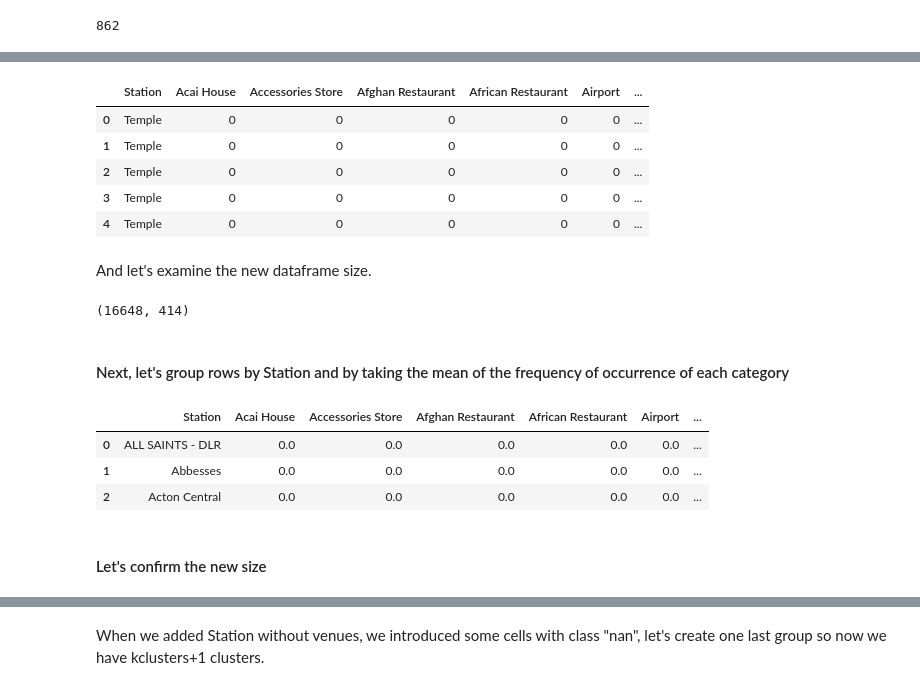
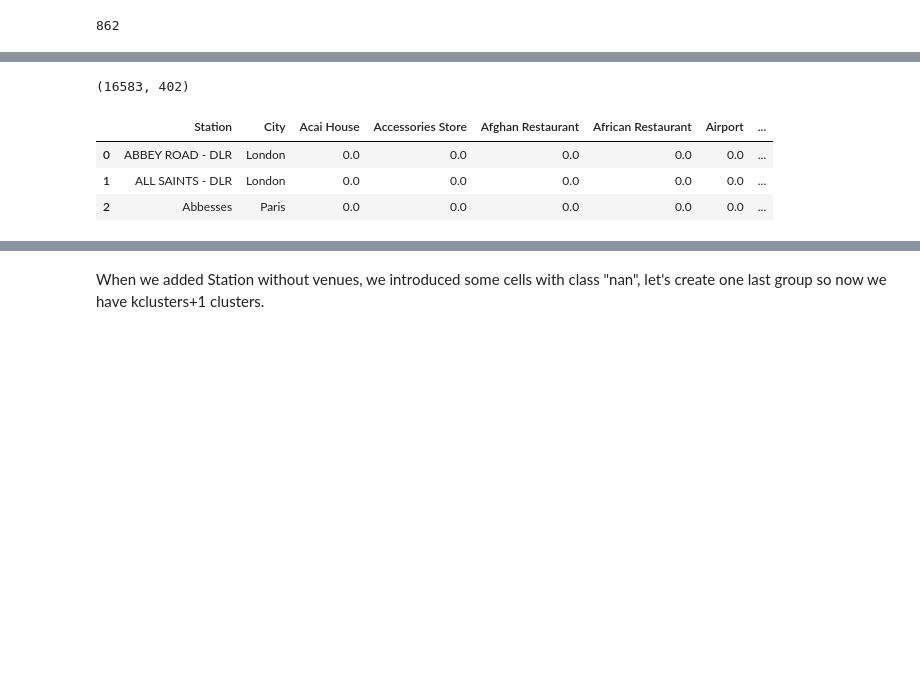
Before and after one commit to juliengirault52/Coursera_Capstone, a Jupyter notebook: capstone_project.ipynb, the cells around one changed output, grey strips where cells are left out. Drawn from its saved outputs; the diff is of its cells as text; code cells hidden in the pictures; blank space fills up the shorter version.

```diff
--- a/capstone_project.ipynb
+++ b/capstone_project.ipynb
@@ -186,4 +200 @@ if 'venues_list' not in globals():
-# %%
-venues_list=[]
-stations_done_list=[]
 # %%
@@ -292,3 +233,0 @@ savevenues=nearby_venues
-# %%
-pd.set_option('display.max_rows', 500)
-nearby_venues.groupby('Venue Category').count().sort_values("City").tail(50)
@@ -314,5 +242,6 @@ nearby_venues.groupby('Venue Category').count().sort_values("City").tail(50)
 # %%
-pd.set_option('display.max_rows', 500)
+
+pd.set_option('display.max_rows', 100)
 nearby_venues.loc[nearby_venues["Venue Category"]=="French Restaurant", "Venue Category"]="Restaurant"
 nearby_venues.loc[nearby_venues["Venue Category"]=="Brasserie", "Venue Category"]="Gastropub"
 nearby_venues.loc[nearby_venues["Venue Category"]=="Gym / Fitness Center", "Venue Category"]="Gym"
@@ -352,10 +281,7 @@ nearby_venues=nearby_venues[nearby_venues["Venue Category"]!="Platform"]
 nearby_venues=nearby_venues[nearby_venues["Venue Category"]!="Bus Stop"]
 
 
-
-
-
-nearby_venues.groupby(['Venue Category', 'City']).count().sort_values("Station", ascending=False).head(500)
+nearby_venues.groupby(['Venue Category', 'City']).count().sort_values("Station", ascending=False).head(100)
 #nearby_venues.groupby(['Venue Category', 'City']).count().sort_values("Station", ascending=False).to_csv("categories_to_merge")
 # %% [output]
 |  |  | Station | Station Latitude | Station Longitude | Venue | Venue Latitude | ... |
@@ -440,39 +332,27 @@ e.g. In the Station called "Alderwood, Long Branch" the 1st most common venue ca
 # %%
 pd.set_option('display.max_columns', None)
 pd.set_option('display.max_rows', None)
 
 # one hot encoding
 stations_onehot = pd.get_dummies(venues[['Venue Category']], prefix="", prefix_sep="")
 # add Station column back to dataframe
+stations_onehot['City'] = venues['City']
 stations_onehot['Station'] = venues['Station']
 
 # move Station column to the first column
 fixed_columns = [stations_onehot.columns[-1]] + list(stations_onehot.columns[:-1])
 stations_onehot = stations_onehot[fixed_columns]
+fixed_columns = [stations_onehot.columns[-1]] + list(stations_onehot.columns[:-1])
+stations_onehot = stations_onehot[fixed_columns]
 
-stations_onehot.head()
+#stations_onehot.head()
+#### Next, let's group rows by Station+City and by taking the mean of the frequency of occurrence of each category
+stations_grouped = stations_onehot.groupby(['Station','City']).mean().reset_index()
+print(stations_onehot.shape)
+stations_grouped.head(3)
 # %% [output]
+(16583, 402)
-|  | Station | Acai House | Accessories Store | Afghan Restaurant | African Restaurant | Airport | ... |
-| 0 | Temple | 0 | 0 | 0 | 0 | 0 | ... |
-| 1 | Temple | 0 | 0 | 0 | 0 | 0 | ... |
-| 2 | Temple | 0 | 0 | 0 | 0 | 0 | ... |
-| 3 | Temple | 0 | 0 | 0 | 0 | 0 | ... |
-| 4 | Temple | 0 | 0 | 0 | 0 | 0 | ... |
+|  | Station | City | Acai House | Accessories Store | Afghan Restaurant | African Restaurant | Airport | ... |
+| 0 | ABBEY ROAD - DLR | London | 0.0 | 0.0 | 0.0 | 0.0 | 0.0 | ... |
+| 1 | ALL SAINTS - DLR | London | 0.0 | 0.0 | 0.0 | 0.0 | 0.0 | ... |
+| 2 | Abbesses | Paris | 0.0 | 0.0 | 0.0 | 0.0 | 0.0 | ... |
-# %% [markdown]
-And let's examine the new dataframe size.
-# %%
-stations_onehot.shape
-# %% [output]
-(16648, 414)
-# %% [markdown]
-#### Next, let's group rows by Station and by taking the mean of the frequency of occurrence of each category
-# %%
-stations_grouped = stations_onehot.groupby('Station').mean().reset_index()
-stations_grouped.head(3)
-# %% [output]
-|  | Station | Acai House | Accessories Store | Afghan Restaurant | African Restaurant | Airport | ... |
-| 0 | ALL SAINTS - DLR | 0.0 | 0.0 | 0.0 | 0.0 | 0.0 | ... |
-| 1 | Abbesses | 0.0 | 0.0 | 0.0 | 0.0 | 0.0 | ... |
-| 2 | Acton Central | 0.0 | 0.0 | 0.0 | 0.0 | 0.0 | ... |
-# %% [markdown]
-#### Let's confirm the new size
```
Also changed, not shown: parts of 61 cells of this notebook.
